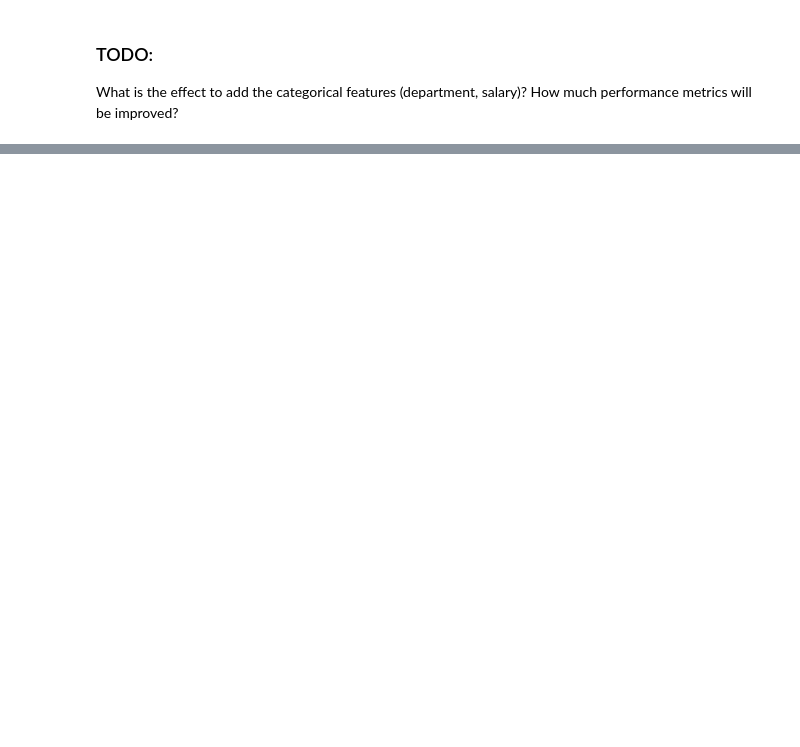
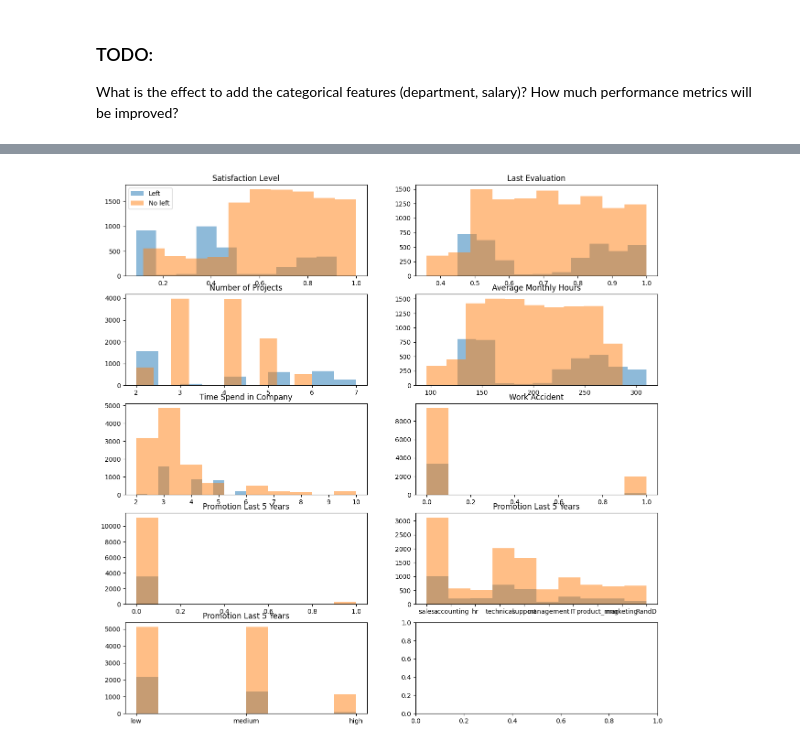
Before and after one commit to juanDango/classification-tutorial, a Jupyter notebook: rrhh/rrhh.ipynb, the cells around one changed output, grey strips where cells are left out. Cells and saved outputs as stored; diff of their text form; code cells hidden in the pictures; blank space fills up the shorter version.

```diff
--- a/rrhh/rrhh.ipynb
+++ b/rrhh/rrhh.ipynb
@@ -106,0 +211,44 @@ What is the effect to add the categorical features (department, salary)? How muc
+# %%
+fig, axes = plt.subplots(nrows = 5, ncols = 2, figsize = (15, 15))
+ax0, ax1, ax2, ax3, ax4, ax5, ax6, ax7, ax8, ax9 = axes.flatten()
+
+ax0.hist(rrhh_df.loc[rrhh_df['left'] == 1, 'satisfaction_level' ], label = 'Left', alpha = 0.5)
+ax0.hist(rrhh_df.loc[rrhh_df['left'] == 0, 'satisfaction_level' ], label = 'No left', alpha = 0.5)
+ax0.set_title('Satisfaction Level')
+ax0.legend()
+
+ax1.hist(rrhh_df.loc[rrhh_df['left'] == 1, 'last_evaluation' ], label = 'Left', alpha = 0.5)
+ax1.hist(rrhh_df.loc[rrhh_df['left'] == 0, 'last_evaluation' ], label = 'No left', alpha = 0.5)
+ax1.set_title('Last Evaluation')
+
+ax2.hist(rrhh_df.loc[rrhh_df['left'] == 1, 'number_project' ], label = 'Left', alpha = 0.5)
+ax2.hist(rrhh_df.loc[rrhh_df['left'] == 0, 'number_project' ], label = 'No left', alpha = 0.5)
+ax2.set_title('Number of Projects')
+
+ax3.hist(rrhh_df.loc[rrhh_df['left'] == 1, 'average_montly_hours' ], label = 'Left', alpha = 0.5)
+ax3.hist(rrhh_df.loc[rrhh_df['left'] == 0, 'average_montly_hours' ], label = 'No left', alpha = 0.5)
+ax3.set_title('Average Monthly Hours')
+
+ax4.hist(rrhh_df.loc[rrhh_df['left'] == 1, 'time_spend_company' ], label = 'Left', alpha = 0.5)
+ax4.hist(rrhh_df.loc[rrhh_df['left'] == 0, 'time_spend_company' ], label = 'No left', alpha = 0.5)
+ax4.set_title('Time Spend in Company')
+
+ax5.hist(rrhh_df.loc[rrhh_df['left'] == 1, 'Work_accident' ], label = 'Left', alpha = 0.5)
+ax5.hist(rrhh_df.loc[rrhh_df['left'] == 0, 'Work_accident' ], label = 'No left', alpha = 0.5)
+ax5.set_title('Work Accident')
+
+ax6.hist(rrhh_df.loc[rrhh_df['left'] == 1, 'promotion_last_5years' ], label = 'Left', alpha = 0.5)
+ax6.hist(rrhh_df.loc[rrhh_df['left'] == 0, 'promotion_last_5years' ], label = 'No left', alpha = 0.5)
+ax6.set_title('Promotion Last 5 Years')
+
+ax7.hist(rrhh_df.loc[rrhh_df['left'] == 1, 'department' ], label = 'Left', alpha = 0.5)
+ax7.hist(rrhh_df.loc[rrhh_df['left'] == 0, 'department' ], label = 'No left', alpha = 0.5)
+ax7.set_title('Promotion Last 5 Years')
+
+ax8.hist(rrhh_df.loc[rrhh_df['left'] == 1, 'salary' ], label = 'Left', alpha = 0.5)
+ax8.hist(rrhh_df.loc[rrhh_df['left'] == 0, 'salary' ], label = 'No left', alpha = 0.5)
+ax8.set_title('Promotion Last 5 Years')
+
+plt.show()
+# %% [output]
+[figure, added]
```
Also changed, not shown: parts of 18 cells of this notebook, 3 other files.
